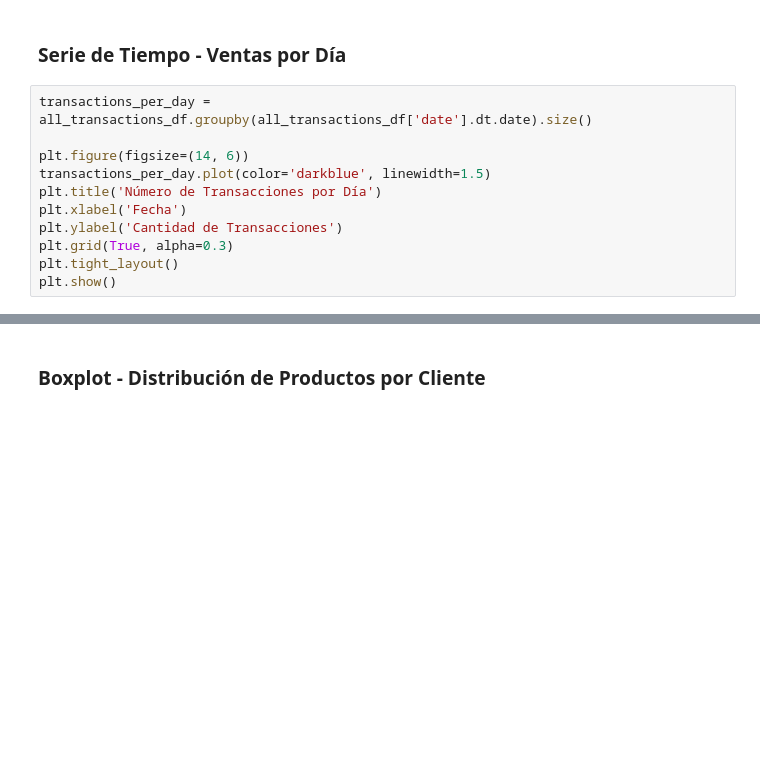
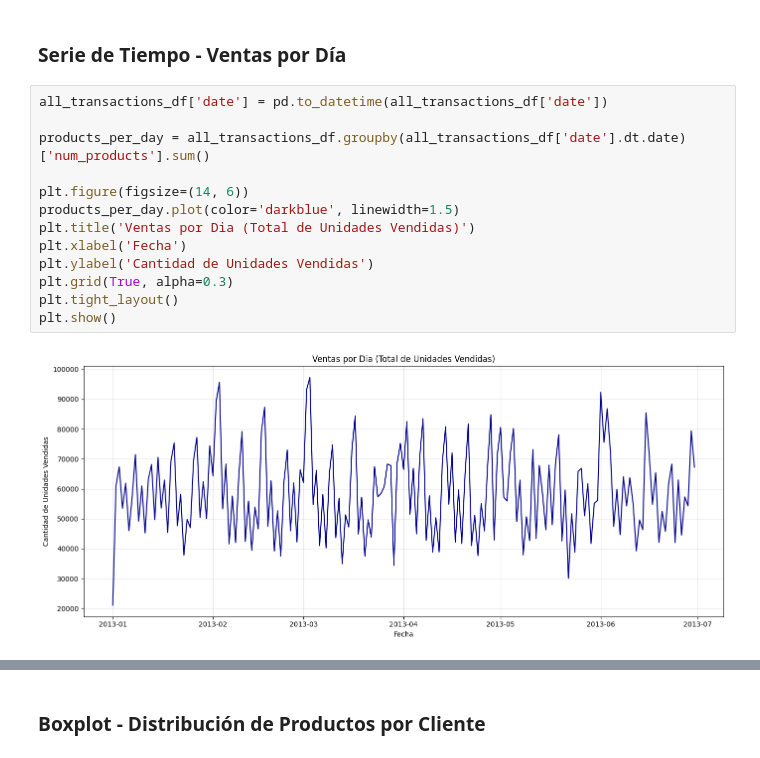
Before and after one commit to BrianMatasca/proyecto-final-distribuidos, a Jupyter notebook: taller_dashboard.ipynb, the cells around one changed output, grey strips where cells are left out. Cells and saved outputs as stored; diff of their text form; blank space fills up the shorter version.

```diff
--- a/taller_dashboard.ipynb
+++ b/taller_dashboard.ipynb
@@ -141,13 +140,17 @@ mr.Md("## 📈 Visualizaciones Analíticas")
 # %% [markdown]
 ### Serie de Tiempo - Ventas por Día
 # %%
-transactions_per_day = all_transactions_df.groupby(all_transactions_df['date'].dt.date).size()
+all_transactions_df['date'] = pd.to_datetime(all_transactions_df['date'])
+
+products_per_day = all_transactions_df.groupby(all_transactions_df['date'].dt.date)['num_products'].sum()
 
 plt.figure(figsize=(14, 6))
-transactions_per_day.plot(color='darkblue', linewidth=1.5)
-plt.title('Número de Transacciones por Día')
+products_per_day.plot(color='darkblue', linewidth=1.5)
+plt.title('Ventas por Dia (Total de Unidades Vendidas)')
 plt.xlabel('Fecha')
-plt.ylabel('Cantidad de Transacciones')
+plt.ylabel('Cantidad de Unidades Vendidas')
 plt.grid(True, alpha=0.3)
 plt.tight_layout()
 plt.show()
+# %% [output]
+[figure, added]
```
Also changed, not shown: parts of 33 cells of this notebook, 4 other files.
